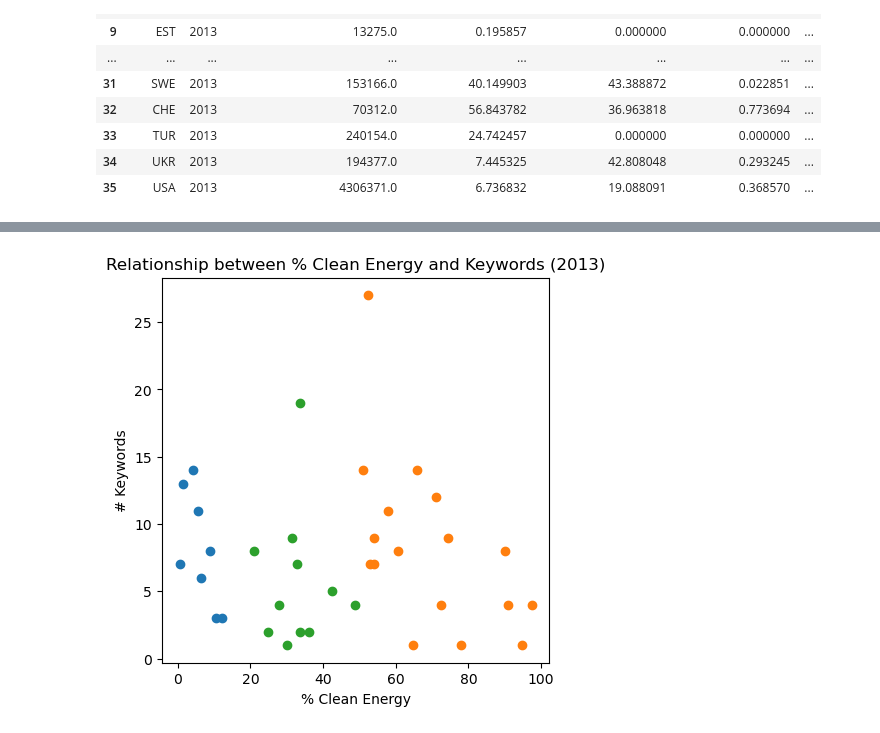
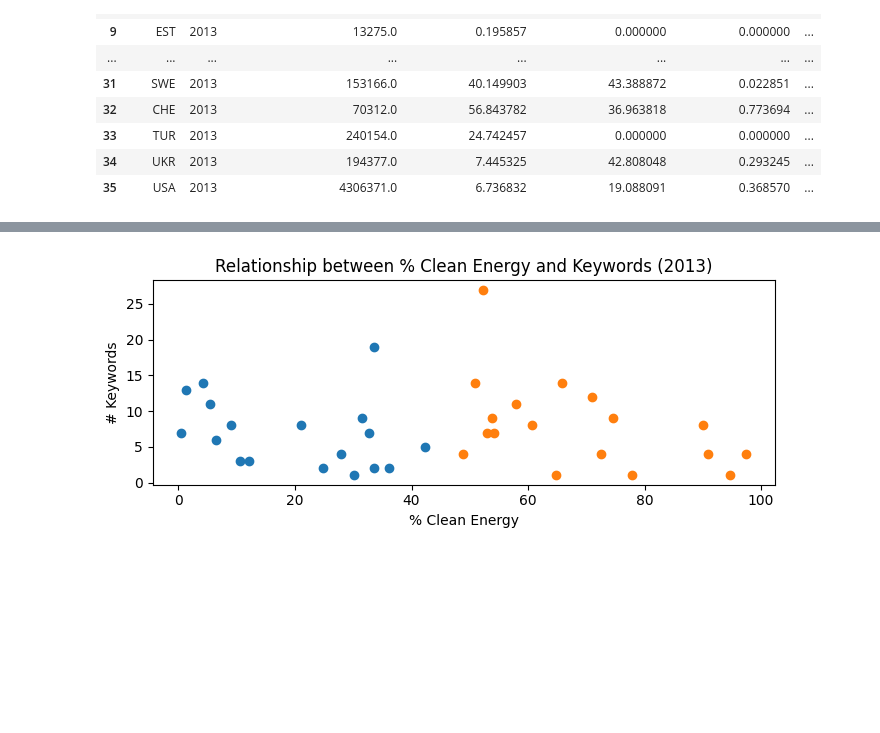
Before and after one commit to ChristopherSiems/ClimateChangeDataReport, a Jupyter notebook: K Means.ipynb, the cells around one changed output, grey strips where cells are left out. Cells and saved outputs as stored; diff of their text form; code cells hidden in the pictures; blank space fills up the shorter version.

```diff
--- a/K Means.ipynb
+++ b/K Means.ipynb
@@ -159,7 +159,7 @@ result_07 = k_means(data, ['% Clean Energy', 'keywords'], 3, manhattan_distance,
 # result_07
 
 data = merged_df_13
-result_13 = k_means(data, ['% Clean Energy', 'keywords'], 3, manhattan_distance, 20)
+result_13 = k_means(data, ['% Clean Energy', 'keywords'], 2, manhattan_distance, 20)
 # %%
 data = merged_df
 result = k_means(data, ['% Clean Energy', 'keywords'], 3, manhattan_distance, 20)
@@ -179,16 +179,18 @@ plt.show()
 # %%
-plt.figure(figsize=(5,5))
+plt.figure(figsize=(7, 3))
 for i in result_13['label'].unique():
     sdf=result_13.loc[result_13['label']==i]
     plt.scatter(sdf['% Clean Energy'], sdf['keywords'])\
 
 plt.title('Relationship between % Clean Energy and Keywords (2013)')
 plt.xlabel('% Clean Energy')
 plt.ylabel('# Keywords')
+plt.tight_layout()
 plt.savefig('figs/CE_Keywords_2013.png')
+plt.savefig('figs/means.png')
 plt.show()
 # %% [output]
-[figure, old version]
+[figure, new version]
 # %%
 plt.figure(figsize=(10,10))
 for i in result['label'].unique():
```
Also changed, not shown: parts of 2 cells of this notebook, 9 other files.
